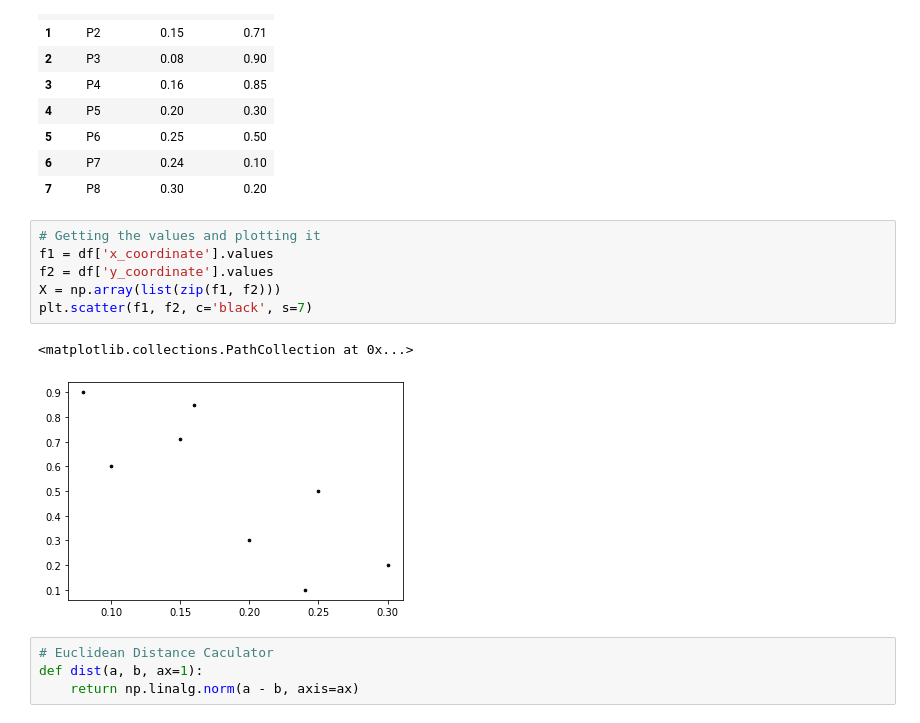
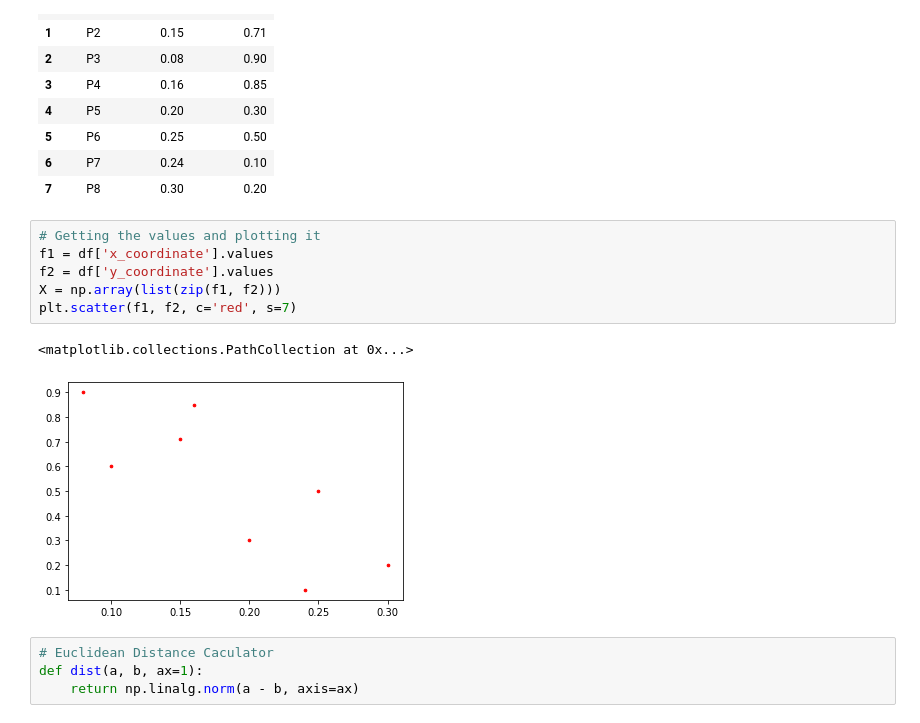
Before and after one commit to rohitpawar4507/LP3_ML, a Jupyter notebook: Ass4_KMeans.ipynb, the cells around one changed output. Drawn from its saved outputs; the diff is of its cells as text.

```diff
--- a/Ass4_KMeans.ipynb
+++ b/Ass4_KMeans.ipynb
@@ -36,12 +36,12 @@ df #print dataset
 # %%
 # Getting the values and plotting it
 f1 = df['x_coordinate'].values
 f2 = df['y_coordinate'].values
 X = np.array(list(zip(f1, f2)))
-plt.scatter(f1, f2, c='black', s=7)
+plt.scatter(f1, f2, c='red', s=7)
 # %% [output]
 <matplotlib.collections.PathCollection at 0x...>
-[figure, old version]
+[figure, new version]
 # %%
 # Euclidean Distance Caculator
 def dist(a, b, ax=1):
```
Also changed, not shown: parts of 2 cells of this notebook.
